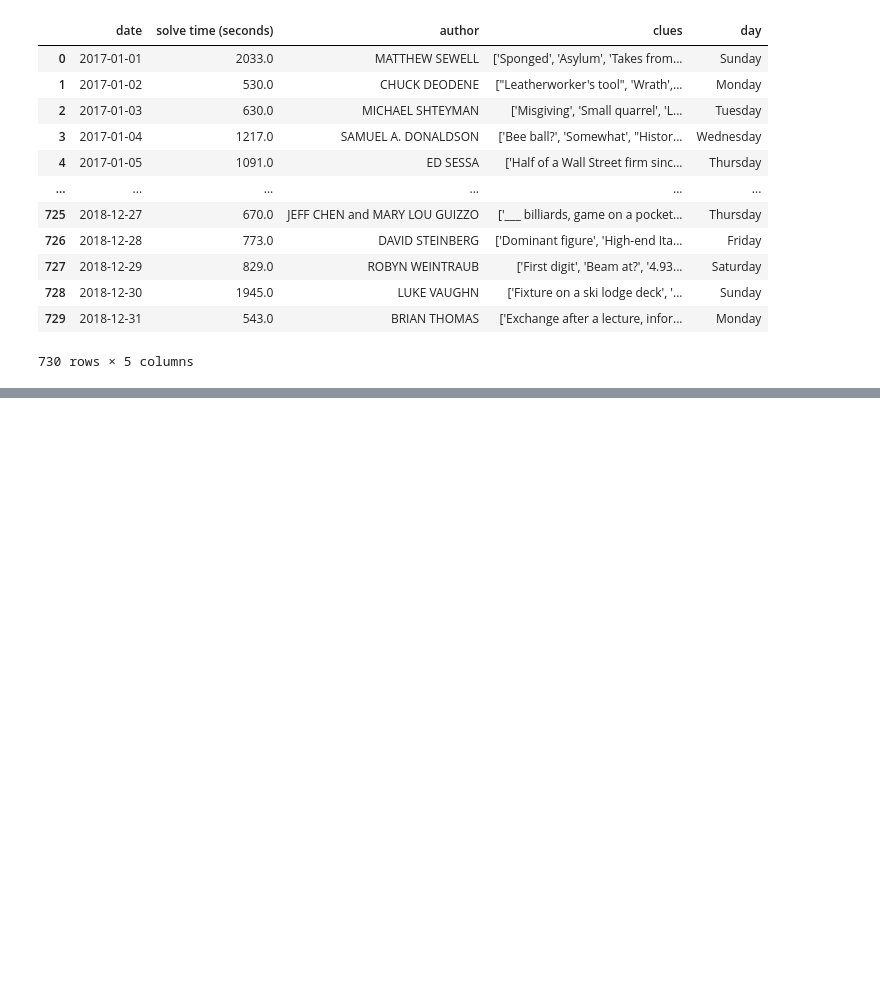
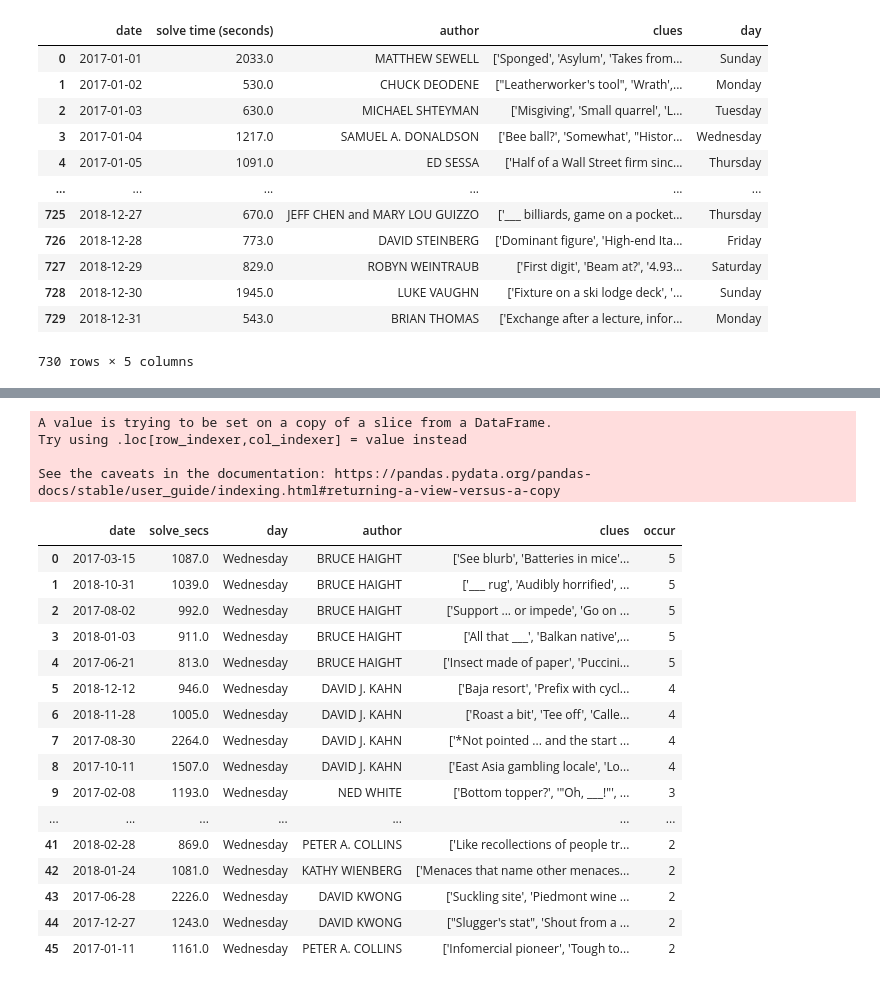
Before and after one commit to kejohnson1231/Crosswords, a Jupyter notebook: capstone_one_code.ipynb, the cells around one changed output, grey strips where cells are left out. Drawn from its saved outputs; the diff is of its cells as text; code cells hidden in the pictures; blank space fills up the shorter version.

```diff
--- a/capstone_one_code.ipynb
+++ b/capstone_one_code.ipynb
@@ -643,0 +851,33 @@ sorted_days.plot.bar()
+# %%
+def day_auth_mult_sort(df):
+    df['occur'] = df.groupby('author')['author'].transform('size')
+    df = df[df['occur'] > 1]
+    df = df.sort_values('occur', ascending=False)
+    df.reset_index(drop=True, inplace=True)
+    return df
+# %%
+Wed_sort = day_auth_mult_sort(df_Wed)
+
+Wed_sort
+# %% [output]
+A value is trying to be set on a copy of a slice from a DataFrame.
+Try using .loc[row_indexer,col_indexer] = value instead
+
+See the caveats in the documentation: https://pandas.pydata.org/pandas-docs/stable/user_guide/indexing.html#returning-a-view-versus-a-copy
+|  | date | solve_secs | day | author | clues | occur |
+| 0 | 2017-03-15 | 1087.0 | Wednesday | BRUCE HAIGHT | ['See blurb', 'Batteries in mice'... | 5 |
+| 1 | 2018-10-31 | 1039.0 | Wednesday | BRUCE HAIGHT | ['___ rug', 'Audibly horrified', ... | 5 |
+| 2 | 2017-08-02 | 992.0 | Wednesday | BRUCE HAIGHT | ['Support ... or impede', 'Go on ... | 5 |
+| 3 | 2018-01-03 | 911.0 | Wednesday | BRUCE HAIGHT | ['All that ___', 'Balkan native',... | 5 |
+| 4 | 2017-06-21 | 813.0 | Wednesday | BRUCE HAIGHT | ['Insect made of paper', 'Puccini... | 5 |
+| 5 | 2018-12-12 | 946.0 | Wednesday | DAVID J. KAHN | ['Baja resort', 'Prefix with cycl... | 4 |
+| 6 | 2018-11-28 | 1005.0 | Wednesday | DAVID J. KAHN | ['Roast a bit', 'Tee off', 'Calle... | 4 |
+| 7 | 2017-08-30 | 2264.0 | Wednesday | DAVID J. KAHN | ['*Not pointed ... and the start ... | 4 |
+| 8 | 2017-10-11 | 1507.0 | Wednesday | DAVID J. KAHN | ['East Asia gambling locale', 'Lo... | 4 |
+| 9 | 2017-02-08 | 1193.0 | Wednesday | NED WHITE | ['Bottom topper?', '"Oh, ___!"', ... | 3 |
+| ... | ... | ... | ... | ... | ... | ... |
+| 41 | 2018-02-28 | 869.0 | Wednesday | PETER A. COLLINS | ['Like recollections of people tr... | 2 |
+| 42 | 2018-01-24 | 1081.0 | Wednesday | KATHY WIENBERG | ['Menaces that name other menaces... | 2 |
+| 43 | 2017-06-28 | 2226.0 | Wednesday | DAVID KWONG | ['Suckling site', 'Piedmont wine ... | 2 |
+| 44 | 2017-12-27 | 1243.0 | Wednesday | DAVID KWONG | ["Slugger's stat", 'Shout from a ... | 2 |
+| 45 | 2017-01-11 | 1161.0 | Wednesday | PETER A. COLLINS | ['Infomercial pioneer', 'Tough to... | 2 |
```
Also changed, not shown: parts of 22 cells of this notebook, 6 other files.
